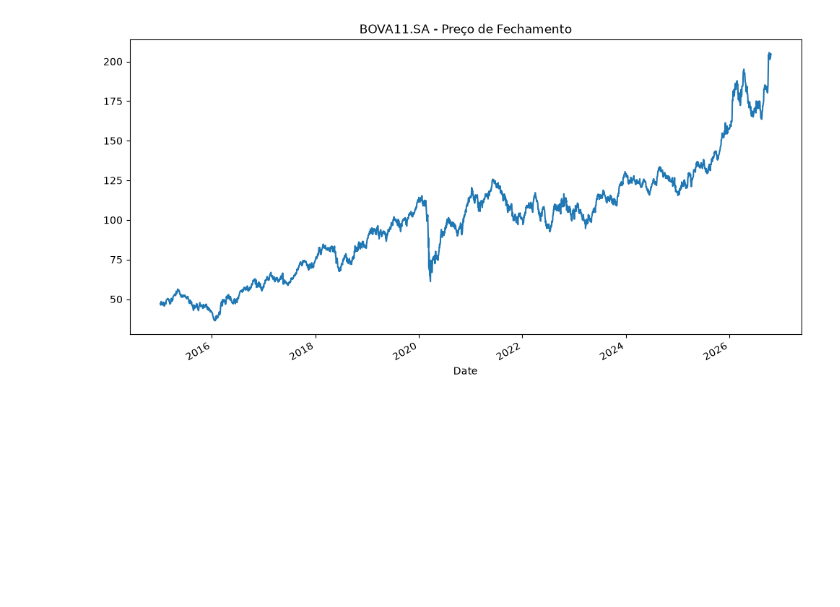
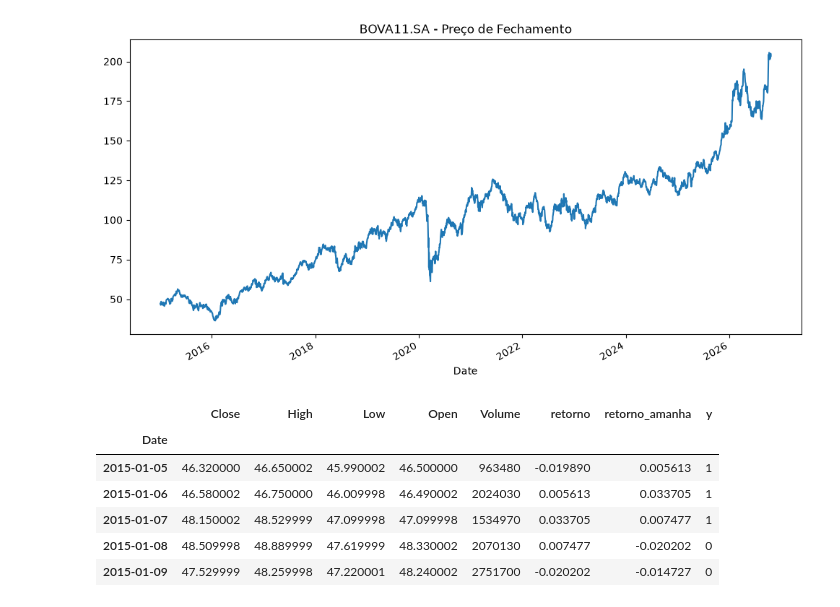
Before and after one commit to FilipeGodoy-hue/Stock-direction-prediction, a Jupyter notebook: notebooks/01_explorar_dados.ipynb, the cells around one changed output. Saved outputs shown, nothing was run; the diff lists cells and outputs as text; code cells hidden in the pictures; blank space fills up the shorter version.

```diff
--- a/notebooks/01_explorar_dados.ipynb
+++ b/notebooks/01_explorar_dados.ipynb
@@ -21,3 +20,17 @@ df.head() #usando a função head() para exibir as primeiras linhas do dataframe
 df["Close"].plot(title = "BOVA11.SA - Preço de Fechamento", figsize = (12,6)); #plotando o gráfico do preço de fechamento do ativo BOVA11.SA
 # %% [output]
 [figure]
+# %%
+df["retorno"] = df["Close"].pct_change()
+df["retorno_amanha"] = df["retorno"].shift(-1)
+df = df.dropna()
+df["y"] = (df["retorno_amanha"] > 0).astype(int)
+df.head()
+# %% [output]
+|  | Close | High | Low | Open | Volume | retorno | retorno_amanha | y |
+| Date |  |  |  |  |  |  |  |  |
+| 2015-01-05 | 46.320000 | 46.650002 | 45.990002 | 46.500000 | 963480 | -0.019890 | 0.005613 | 1 |
+| 2015-01-06 | 46.580002 | 46.750000 | 46.009998 | 46.490002 | 2024030 | 0.005613 | 0.033705 | 1 |
+| 2015-01-07 | 48.150002 | 48.529999 | 47.099998 | 47.099998 | 1534970 | 0.033705 | 0.007477 | 1 |
+| 2015-01-08 | 48.509998 | 48.889999 | 47.619999 | 48.330002 | 2070130 | 0.007477 | -0.020202 | 0 |
+| 2015-01-09 | 47.529999 | 48.259998 | 47.220001 | 48.240002 | 2751700 | -0.020202 | -0.014727 | 0 |
```
Also changed, not shown: parts of 9 cells of this notebook.
